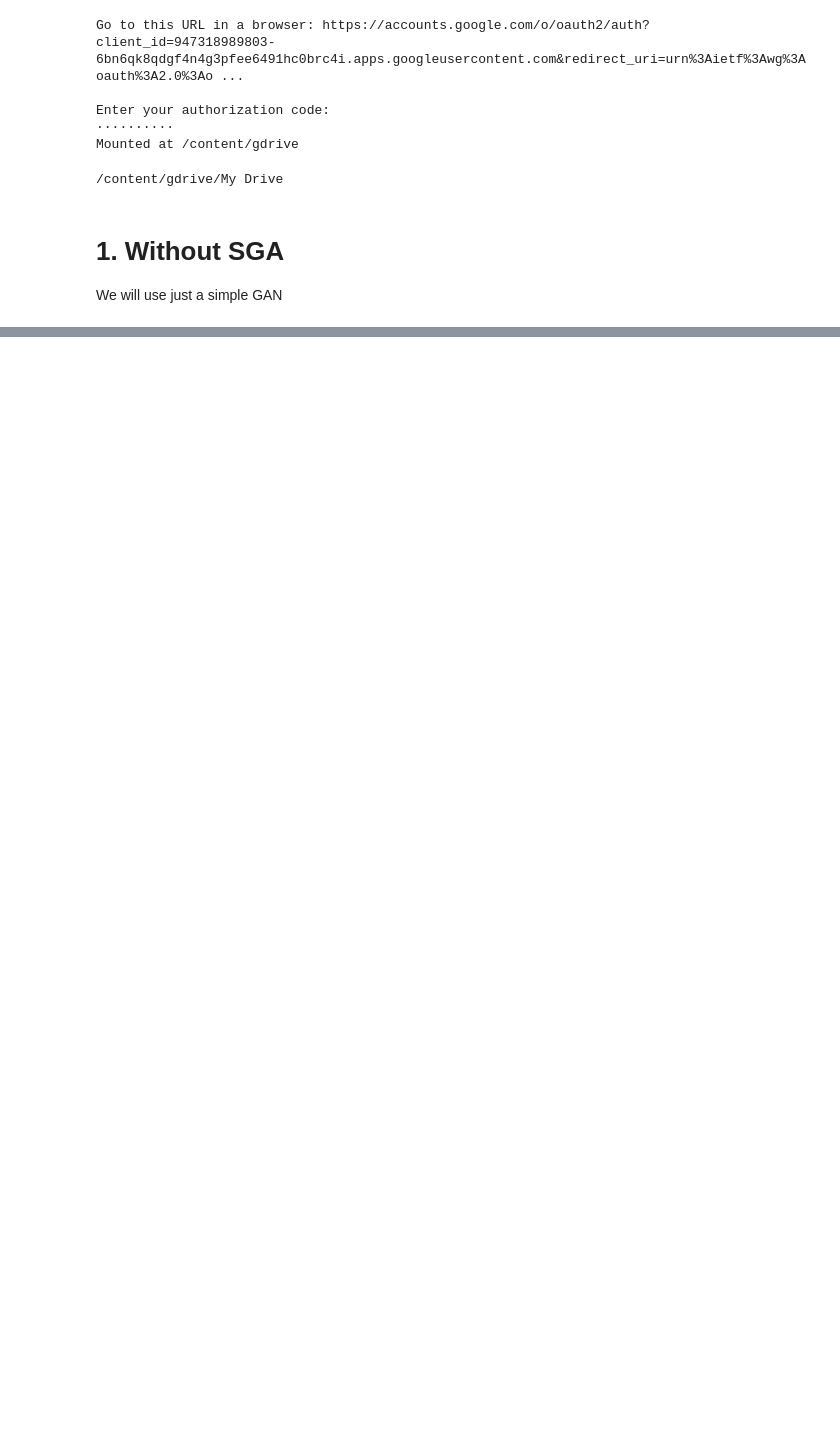
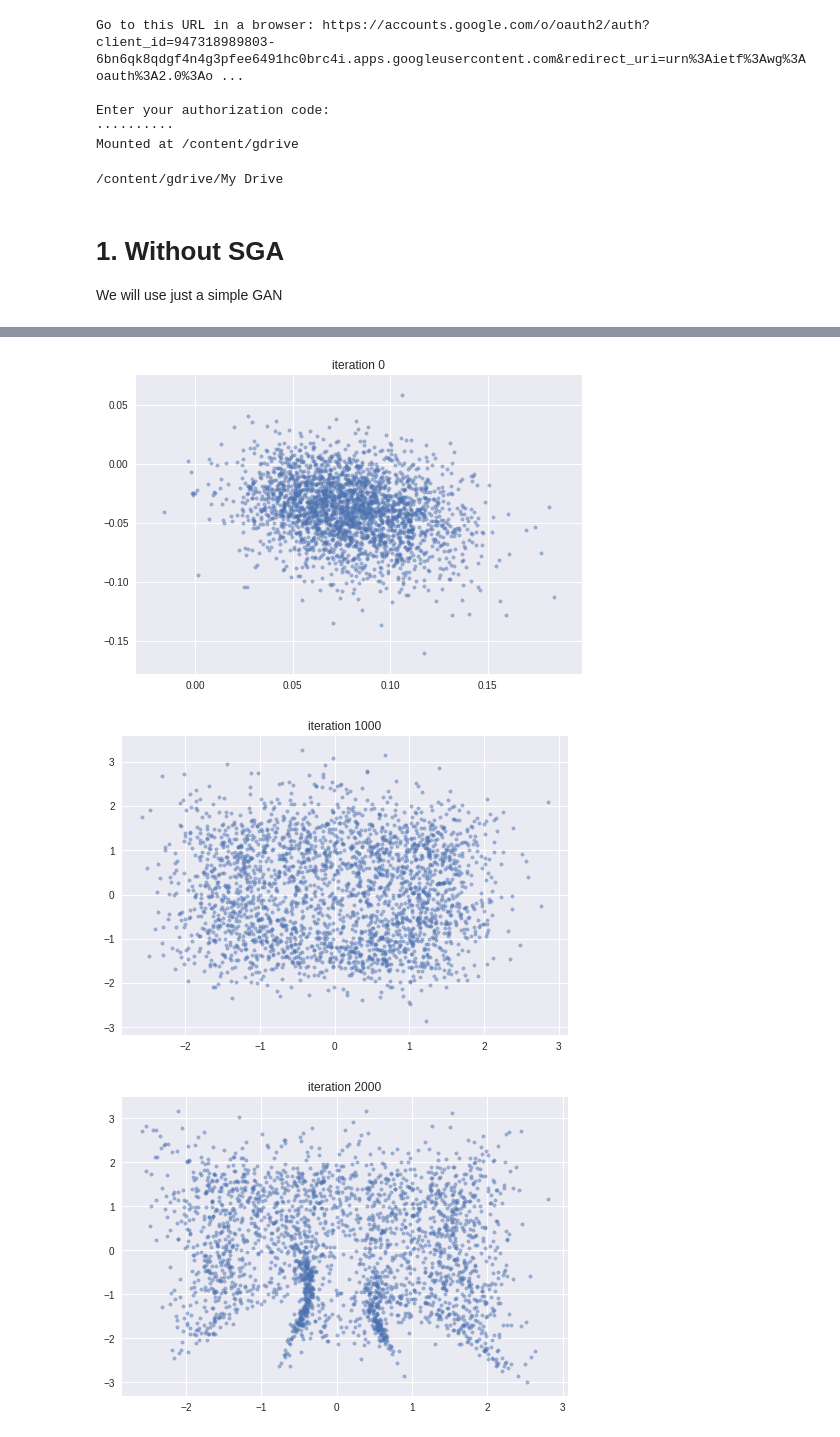
Before and after one commit to alexlyzhov/n-player-games, a Jupyter notebook: gan_experiments.ipynb, the cells around one changed output, grey strips where cells are left out. Drawn from its saved outputs; the diff is of its cells as text; code cells hidden in the pictures; blank space fills up the shorter version.

```diff
--- a/gan_experiments.ipynb
+++ b/gan_experiments.ipynb
@@ -394,16 +409,13 @@ batch_size = 300
 disc_loss_hist = []
 gen_loss_hist = []
 
-lr_G = 2e-4
-lr_D = 1e-4
-
 loss = nn.BCEWithLogitsLoss()
 
 k = 1
 
 plot_freq = int(n_iter/100)
 
-save = True
+save = False
 
 params = [list(generator.parameters()), list(discriminator.parameters())]
 
@@ -460,0 +620,35 @@ for it in tqdm(range(n_iter)):
+# %%
+def train(train_op, x_fake, z, init, disc_loss, gen_loss, z_dim,
+          n_iter=int(1e+4), n_save=2000):
+  bbox = [-2, 2, -2, 2]
+  batch_size = x_fake.get_shape()[0].value
+  ztest = [np.random.randn(batch_size, z_dim) for i in range(10)]
+
+  with tf.Session() as sess:
+    sess.run(init)
+
+    for i in tqdm(range(n_iter)):
+      disc_loss_out, gen_loss_out, _ = sess.run(
+          [disc_loss, gen_loss, train_op])
+
+      if i%1000 == 0:
+        x_out = np.concatenate(
+                    [sess.run(x_fake, feed_dict={z: zt}) for zt in ztest], axis=0)
+        plt.figure()
+        plt.scatter(x_out[:,0], x_out[:,1], marker = '.', alpha = 0.5)
+        plt.title('iteration {}'.format(i))
+        plt.show()
+
+def learn_mixture_of_gaussians():
+  z_dim = 64
+  train_op, x_fake, z, init, disc_loss, gen_loss = reset_and_build_graph(
+      depth=6, width=384, x_real_builder=x_real_gen, z_dim=z_dim,
+      batch_size=256, learning_rate=1e-4)
+
+  train(train_op, x_fake, z, init, disc_loss, gen_loss, z_dim)
+# %%
+learn_mixture_of_gaussians()
+# %% [output]
+[figure, added]
+[figure, added]
+[figure, added]
```
Also changed, not shown: parts of 19 cells of this notebook.
